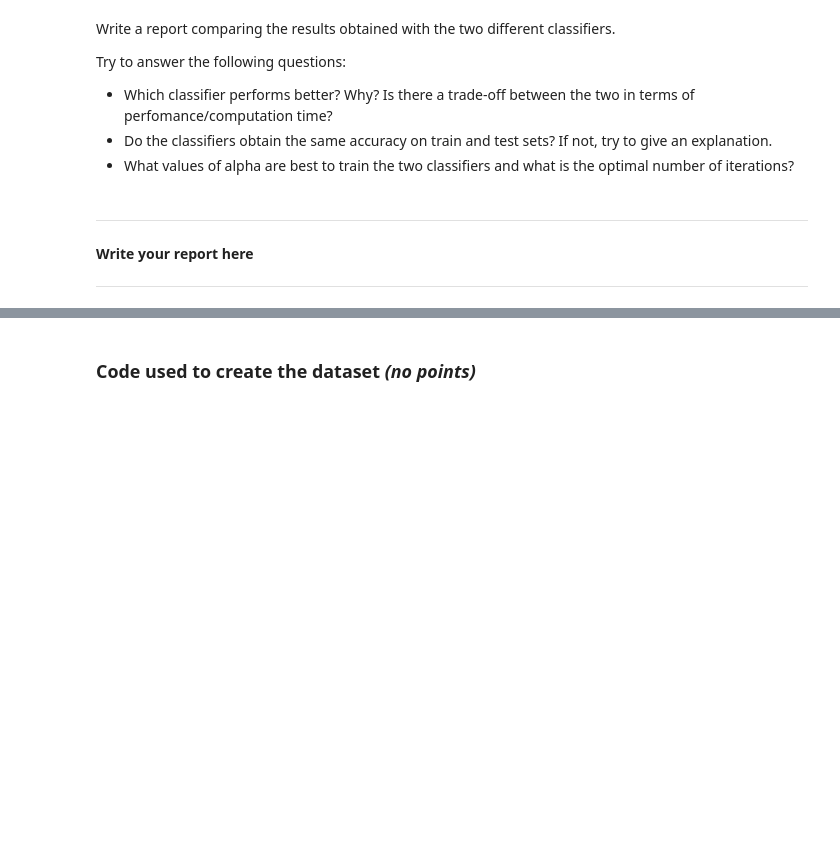
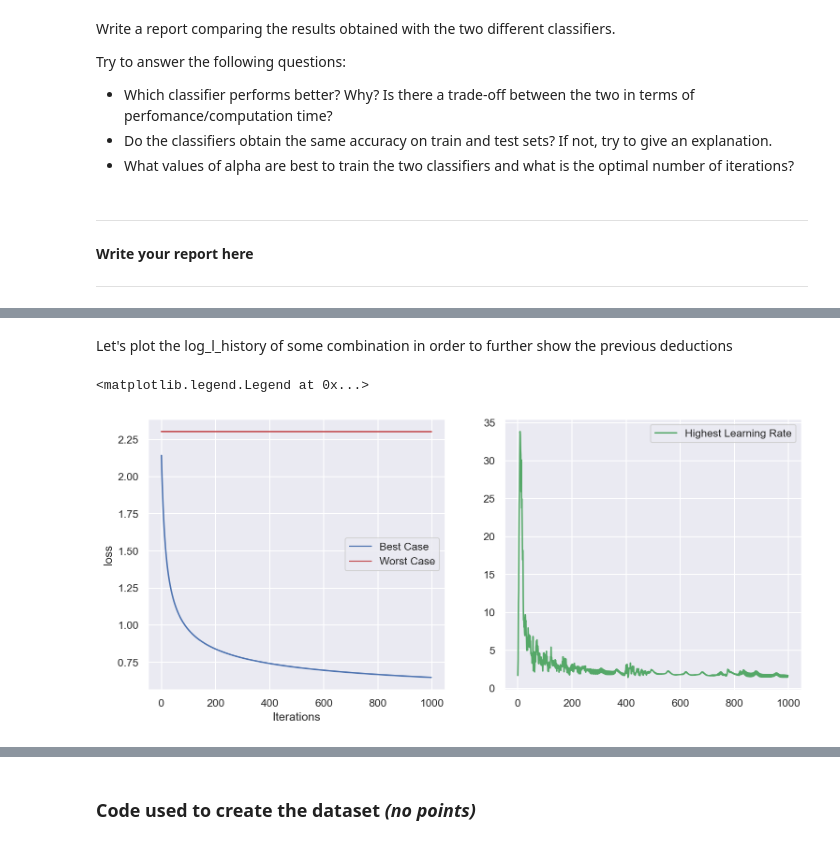
Before and after one commit to ywateba/fds_2023_hw2, a Jupyter notebook: HW2.ipynb, the cells around one changed output, grey strips where cells are left out. Saved outputs shown, nothing was run; the diff lists cells and outputs as text; code cells hidden in the pictures; blank space fills up the shorter version.

```diff
--- a/HW2.ipynb
+++ b/HW2.ipynb
@@ -1752,0 +1853,33 @@ Try to answer the following questions:
+# %% [markdown]
+Let's plot the log_l_history of some combination in order to further show the previous deductions
+# %%
+# Making it into a list of float
+log_l_history_best = df_results['log_l_histor'].values[29].split() # best with 1000 iterations
+log_l_history_best= log_l_history_best[1:-1]
+log_l_history_best = [eval(x) for x in log_l_history_best]
+
+log_l_history_worst = df_results['log_l_histor'].values[4].split() # worst with 1000 iterations
+log_l_history_worst= log_l_history_worst[1:-1]
+log_l_history_worst = [eval(x) for x in log_l_history_worst]
+
+log_l_history_highest_lr = df_results['log_l_histor'].values[34].split() # highest lr with 1000 iterations
+log_l_history_highest_lr= log_l_history_highest_lr[1:-1]
+log_l_history_highest_lr = [eval(x) for x in log_l_history_highest_lr]
+
+fig, axs = plt.subplots(1, 2, figsize=(12, 5))
+
+# Plot best and worst cases
+axs[0].set_ylabel("loss")
+axs[0].set_xlabel("Iterations")
+_ = axs[0].plot(range(len(log_l_history_best)), log_l_history_best, label='Best Case', color="b") # best
+_ = axs[0].plot(range(len(log_l_history_worst)), log_l_history_worst, label='Worst Case', color="r") # worst
+
+# Plot case with highest learning rate
+_ = axs[1].plot(range(len(log_l_history_highest_lr)), log_l_history_highest_lr, label='Highest Learning Rate', color="g") # worst
+
+# Show legend
+axs[0].legend()
+axs[1].legend()
+# %% [output]
+<matplotlib.legend.Legend at 0x...>
+[figure, added]
```
Also changed, not shown: parts of 11 cells of this notebook, 2 other files.
